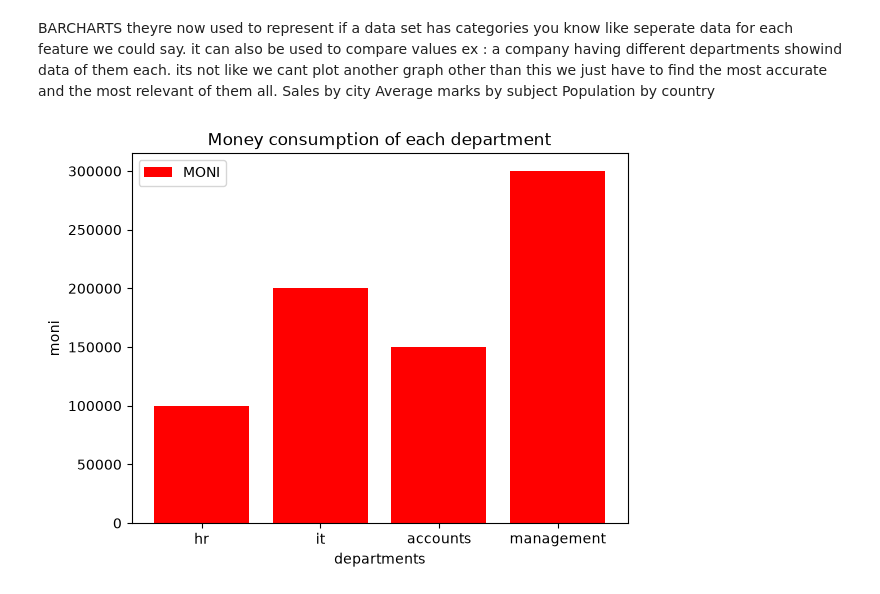
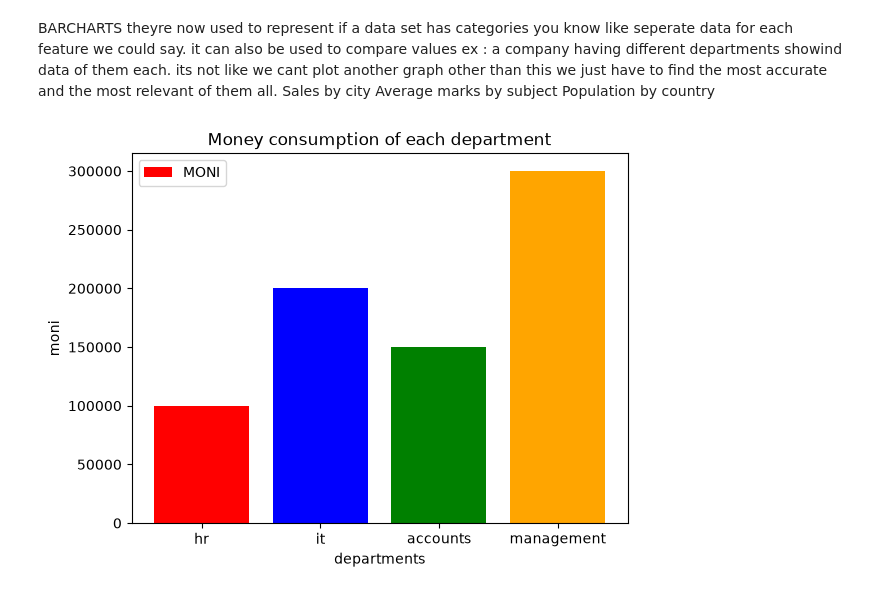
Before and after one commit to rushil-18/python-notes, a Jupyter notebook: visualization.ipynb/matplotlib.ipynb, the cells around one changed output. Cells and saved outputs as stored; diff of their text form; code cells hidden in the pictures.

```diff
--- a/visualization.ipynb/matplotlib.ipynb
+++ b/visualization.ipynb/matplotlib.ipynb
@@ -92,12 +99,15 @@ Population by country
 # %%
 categories = ['hr' , 'it' , 'accounts', 'management']
 values = [100000 , 200000 , 150000 , 300000]
 
-plt.bar(categories,values, color = "Red", label = 'MONI' )
+plt.bar(categories,
+        values,
+         label = 'MONI',
+         color=["red", "blue", "green", "orange", ] )
 plt.title("Money consumption of each department")
 plt.xlabel("departments")
 plt.ylabel("moni")
 plt.legend()
 plt.show()
 # %% [output]
-[figure, old version]
+[figure, new version]
```
Also changed, not shown: parts of 15 cells of this notebook, 3 other files.
